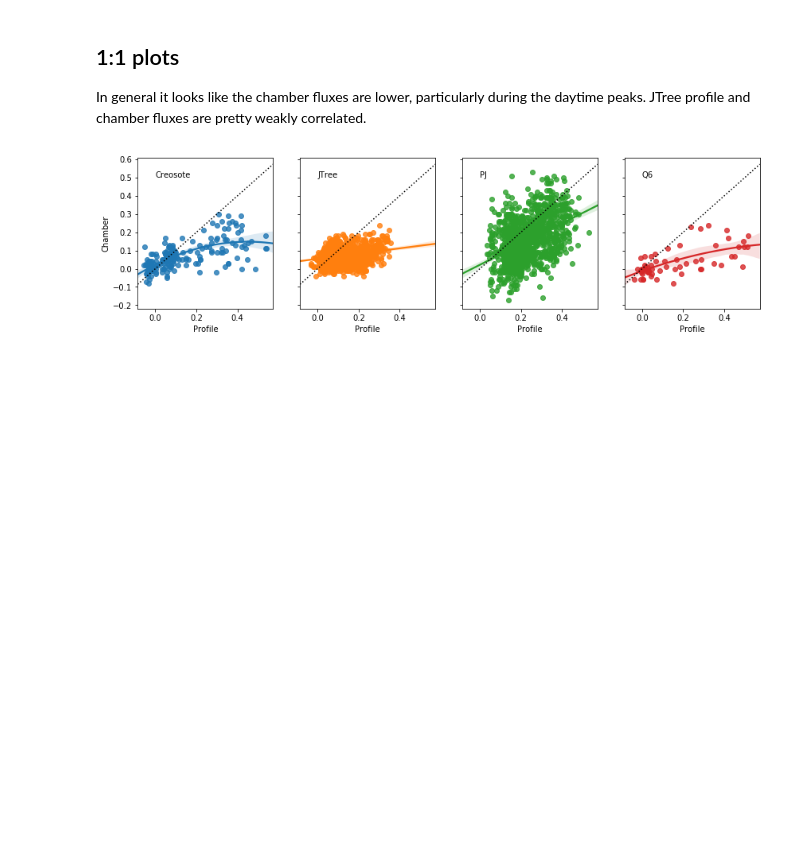
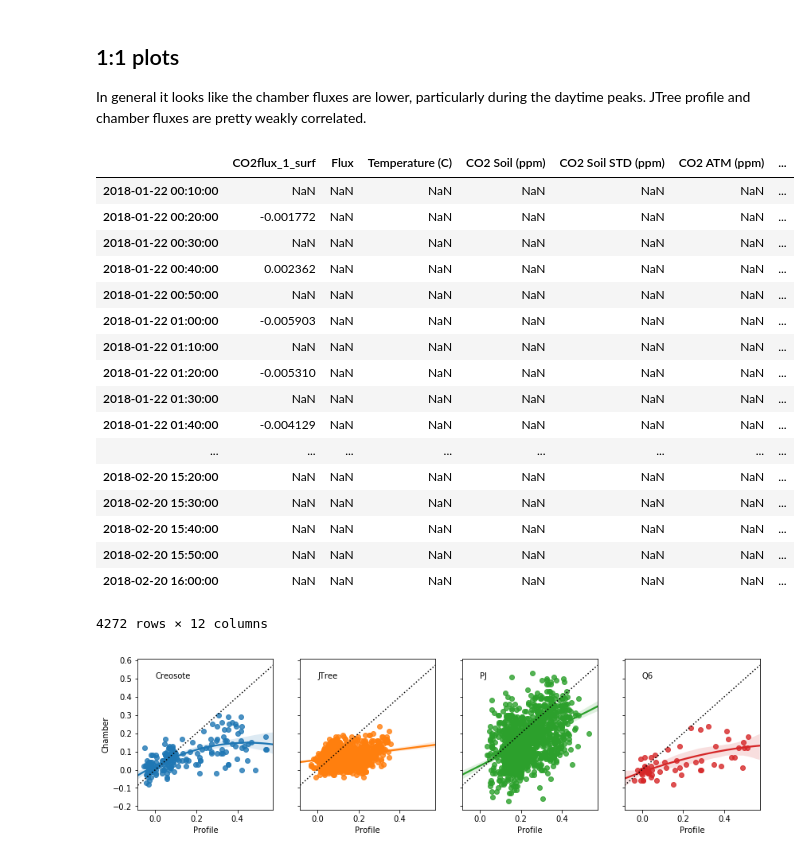
Before and after one commit to gremau/public_notebooks, a Jupyter notebook: eosFD_MNP.ipynb, the cells around one changed output. Cells and saved outputs as stored; diff of their text form; code cells hidden in the pictures; blank space fills up the shorter version.

```diff
--- a/eosFD_MNP.ipynb
+++ b/eosFD_MNP.ipynb
@@ -191,19 +198,51 @@ In general it looks like the chamber fluxes are lower, particularly during the d
 # First round off times and merge profile and chamber data into one file
 cFDdat_r = cFDdat.copy()
 cFDdat_r.index = cFDdat.index.round(freq='30T')
-c = pd.merge(dfc, cFDdat_r, how='outer', left_index=True, right_index=True)
+c = pd.merge(dfc.loc[:,['CO2flux_1_surf', 'CO2flux_2_surf']], cFDdat_r, how='outer', left_index=True, right_index=True)
+metvars = ['AirTC_Avg','Rain_mm_Tot','VWC_1_25', 'VWC_2_25', 'TS_1_25', 'TS_2_25']
+c2 = pd.merge(c, dfc2.loc[:,metvars], how='inner', left_index=True, right_index=True)
 
 jFDdat_r = jFDdat.copy()
 jFDdat_r.index = jFDdat.index.round(freq='30T')
-j = pd.merge(dfj, jFDdat_r, how='outer', left_index=True, right_index=True)
+j = pd.merge(dfj.loc[:,['CO2flux_1_surf', 'CO2flux_2_surf']], jFDdat_r, how='outer', left_index=True, right_index=True)
+j2 = pd.merge(j, dfj2.loc[:,metvars], how='inner', left_index=True, right_index=True)
 
 pjFDdat_r = pjFDdat.copy()
 pjFDdat_r.index = pjFDdat.index.round(freq='30T')
-pj = pd.merge(dfpj, pjFDdat_r, how='outer', left_index=True, right_index=True)
+pj = pd.merge(dfpj.loc[:,['CO2flux_1_surf', 'CO2flux_2_surf']], pjFDdat_r, how='outer', left_index=True, right_index=True)
+pj2 = pd.merge(pj, dfpj2.loc[:,metvars], how='inner', left_index=True, right_index=True)
 
 q6FDdat_r = q6FDdat.copy()
 q6FDdat_r.index = q6FDdat.index.round(freq='30T')
-q6 = pd.merge(dfq6, q6FDdat_r, how='outer', left_index=True, right_index=True)
+q6 = pd.merge(pd.DataFrame(dfq6.CO2flux_1_surf), q6FDdat_r, how='outer', left_index=True, right_index=True)
+metvars = ['AirTC_Avg','Rain_mm_Tot','VWC_1_25', 'TS_1_25']
+q62 = pd.merge(q6, dfq62.loc[:,metvars], how='inner', left_index=True, right_index=True)
+
+c2.to_csv('~/Desktop/Creosote_eosmerge.csv')
+j2.to_csv('~/Desktop/JTree_eosmerge.csv')
+pj2.to_csv('~/Desktop/PJ_eosmerge.csv')
+q62.to_csv('~/Desktop/Q6_eosmerge.csv')
+# %%
+q62
+# %% [output]
+|  | CO2flux_1_surf | Flux | Temperature (C) | CO2 Soil (ppm) | CO2 Soil STD (ppm) | CO2 ATM (ppm) | ... |
+| 2018-01-22 00:10:00 | NaN | NaN | NaN | NaN | NaN | NaN | ... |
+| 2018-01-22 00:20:00 | -0.001772 | NaN | NaN | NaN | NaN | NaN | ... |
+| 2018-01-22 00:30:00 | NaN | NaN | NaN | NaN | NaN | NaN | ... |
+| 2018-01-22 00:40:00 | 0.002362 | NaN | NaN | NaN | NaN | NaN | ... |
+| 2018-01-22 00:50:00 | NaN | NaN | NaN | NaN | NaN | NaN | ... |
+| 2018-01-22 01:00:00 | -0.005903 | NaN | NaN | NaN | NaN | NaN | ... |
+| 2018-01-22 01:10:00 | NaN | NaN | NaN | NaN | NaN | NaN | ... |
+| 2018-01-22 01:20:00 | -0.005310 | NaN | NaN | NaN | NaN | NaN | ... |
+| 2018-01-22 01:30:00 | NaN | NaN | NaN | NaN | NaN | NaN | ... |
+| 2018-01-22 01:40:00 | -0.004129 | NaN | NaN | NaN | NaN | NaN | ... |
+| ... | ... | ... | ... | ... | ... | ... | ... |
+| 2018-02-20 15:20:00 | NaN | NaN | NaN | NaN | NaN | NaN | ... |
+| 2018-02-20 15:30:00 | NaN | NaN | NaN | NaN | NaN | NaN | ... |
+| 2018-02-20 15:40:00 | NaN | NaN | NaN | NaN | NaN | NaN | ... |
+| 2018-02-20 15:50:00 | NaN | NaN | NaN | NaN | NaN | NaN | ... |
+| 2018-02-20 16:00:00 | NaN | NaN | NaN | NaN | NaN | NaN | ... |
+4272 rows × 12 columns
 # %%
 import seaborn as sns
 def abline(ax, slope, intercept):
```
Also changed, not shown: parts of 1 cell of this notebook.
